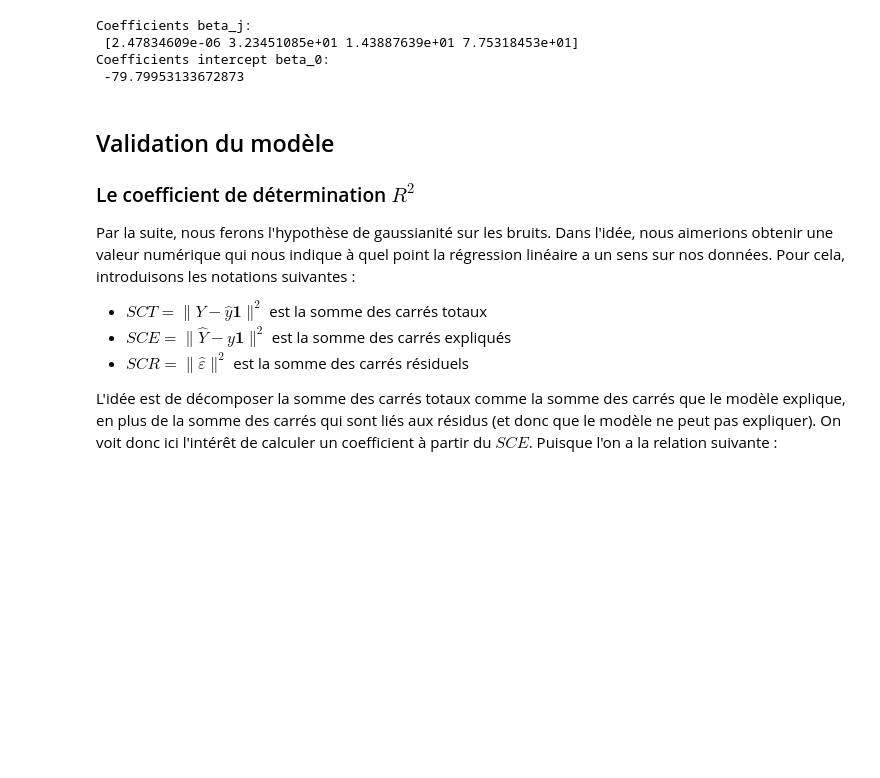
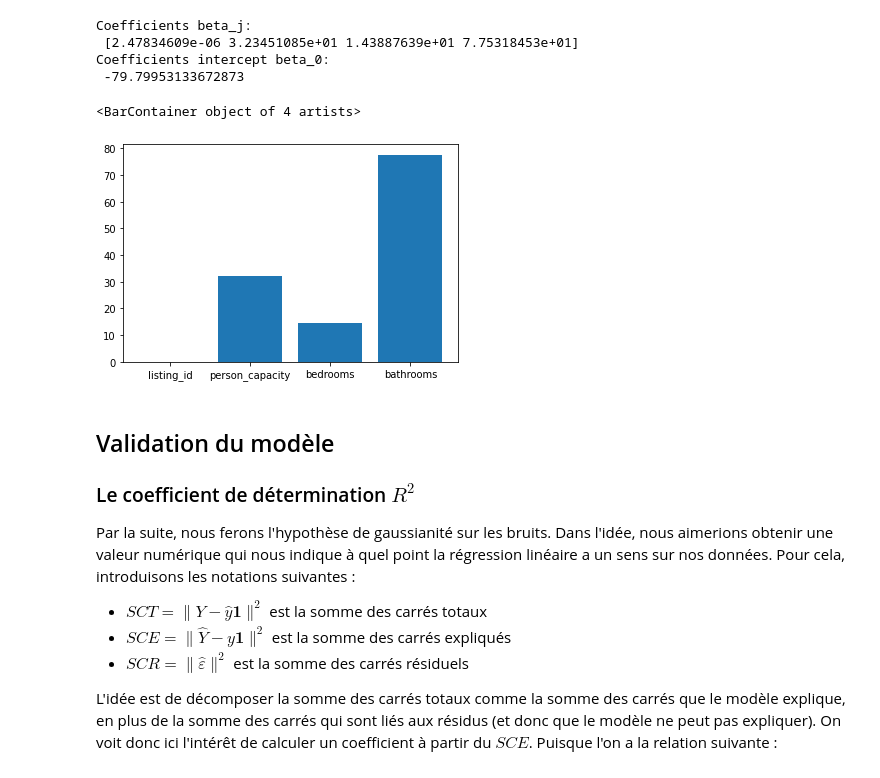
Before and after one commit to dilys27/dcparis-ia, a Jupyter notebook: ModeleLineaireExo.ipynb, the cells around one changed output. Saved outputs shown, nothing was run; the diff lists cells and outputs as text; code cells hidden in the pictures; blank space fills up the shorter version.

```diff
--- a/ModeleLineaireExo.ipynb
+++ b/ModeleLineaireExo.ipynb
@@ -211,6 +211,14 @@ Coefficients beta_j:
  [2.47834609e-06 3.23451085e+01 1.43887639e+01 7.75318453e+01]
 Coefficients intercept beta_0:
  -79.79953133672873
+# %%
+features = ["listing_id", "person_capacity", "bedrooms", "bathrooms"]
+plt.bar(features, regr.coef_)
+
+# y = listing_id * 10e-6 + nb_person * 32 + bedrooms * 14 + bathrooms * 77 + (-80)
+# %% [output]
+<BarContainer object of 4 artists>
+[figure, added]
 # %% [markdown]
 ## Validation du modèle
 
```
Also changed, not shown: parts of 9 cells of this notebook, 1 other file.
